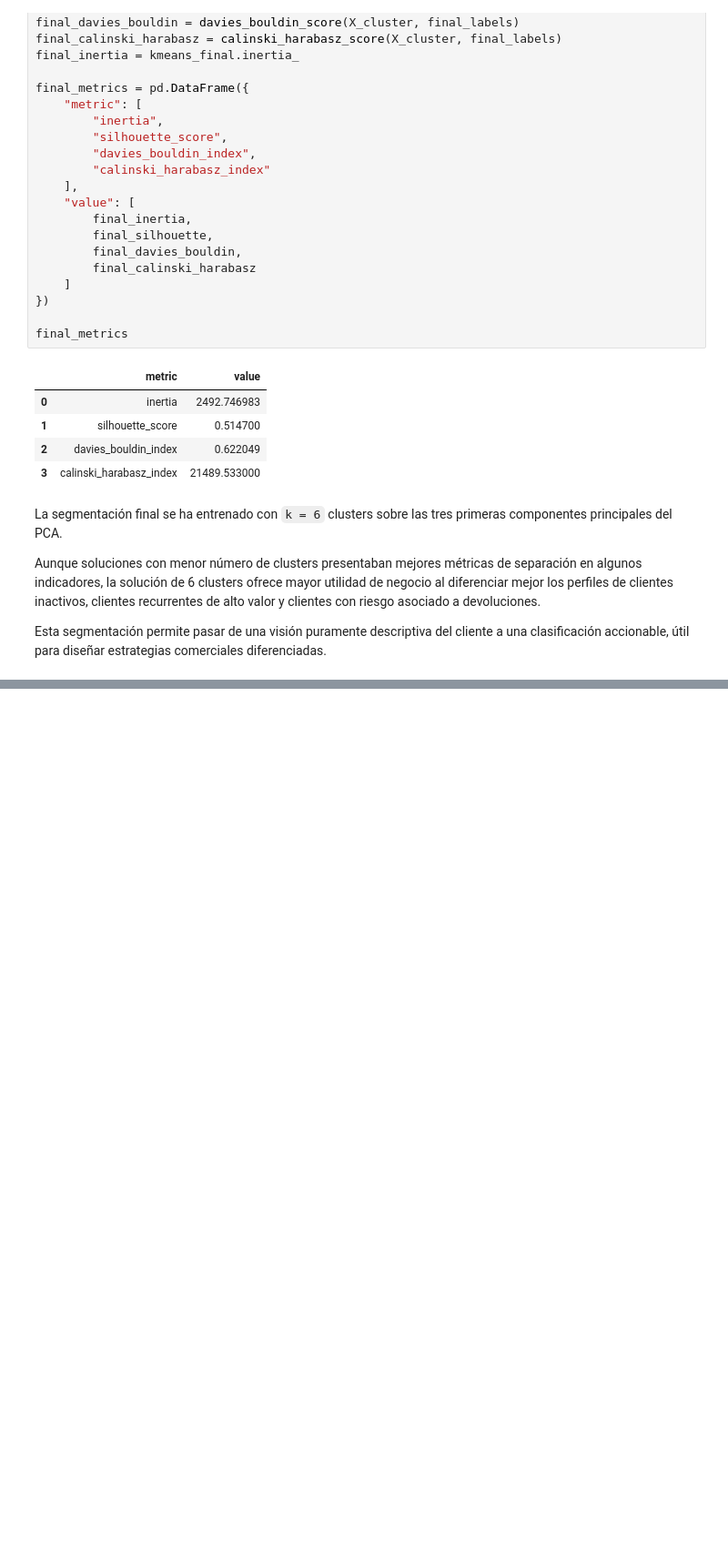
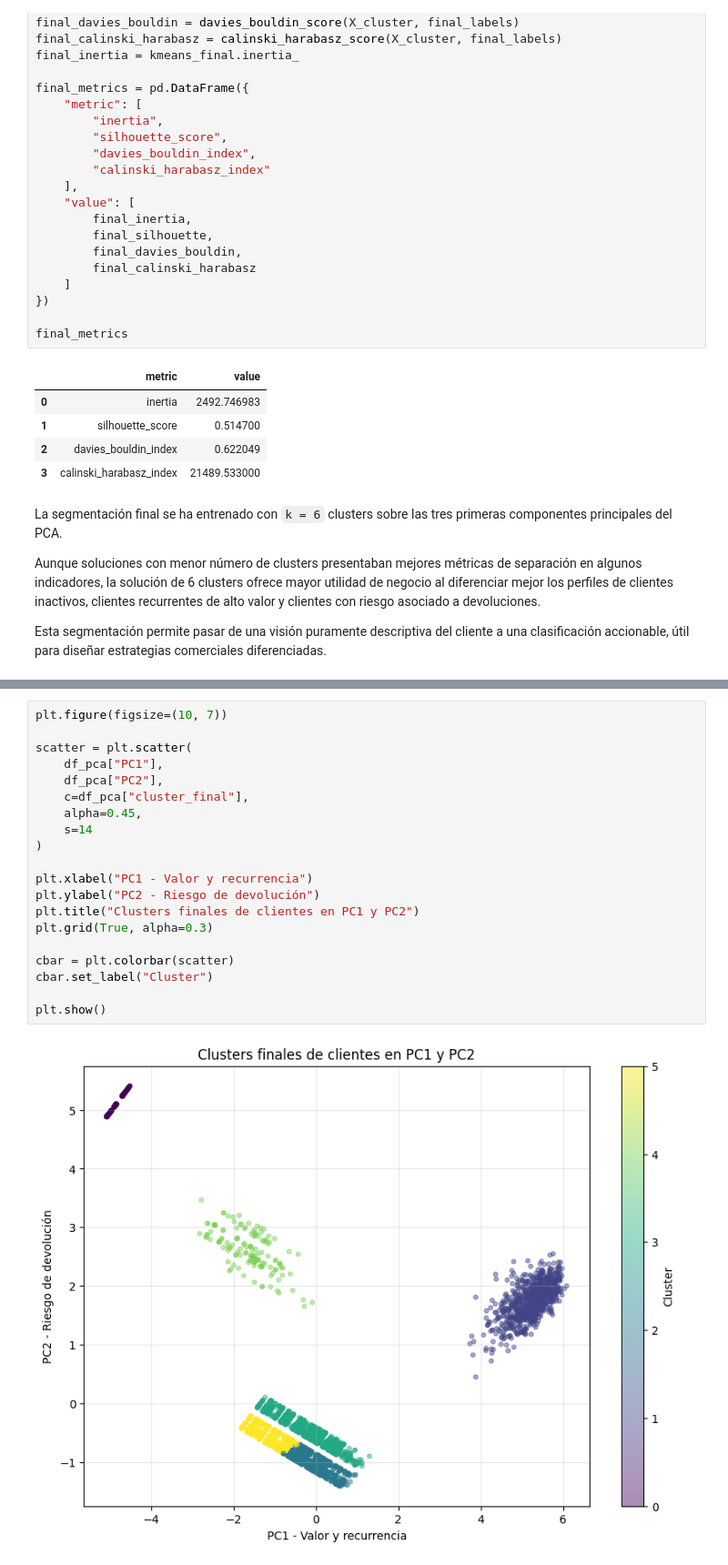
Before and after one commit to luciacantos/trabajofinal_gestion, a Jupyter notebook: notebooks/pca_clustering_clientes.ipynb, the cells around one changed output, grey strips where cells are left out. Shown at 91% size. Cells and saved outputs as stored; diff of their text form; blank space fills up the shorter version.

Commit message:
clusters finales

```diff
--- a/notebooks/pca_clustering_clientes.ipynb
+++ b/notebooks/pca_clustering_clientes.ipynb
@@ -1160,0 +1180,22 @@ Esta segmentación permite pasar de una visión puramente descriptiva del client
+# %%
+plt.figure(figsize=(10, 7))
+
+scatter = plt.scatter(
+    df_pca["PC1"],
+    df_pca["PC2"],
+    c=df_pca["cluster_final"],
+    alpha=0.45,
+    s=14
+)
+
+plt.xlabel("PC1 - Valor y recurrencia")
+plt.ylabel("PC2 - Riesgo de devolución")
+plt.title("Clusters finales de clientes en PC1 y PC2")
+plt.grid(True, alpha=0.3)
+
+cbar = plt.colorbar(scatter)
+cbar.set_label("Cluster")
+
+plt.show()
+# %% [output]
+[figure, added]
```
Also changed, not shown: parts of 16 cells of this notebook, 1 other file.
